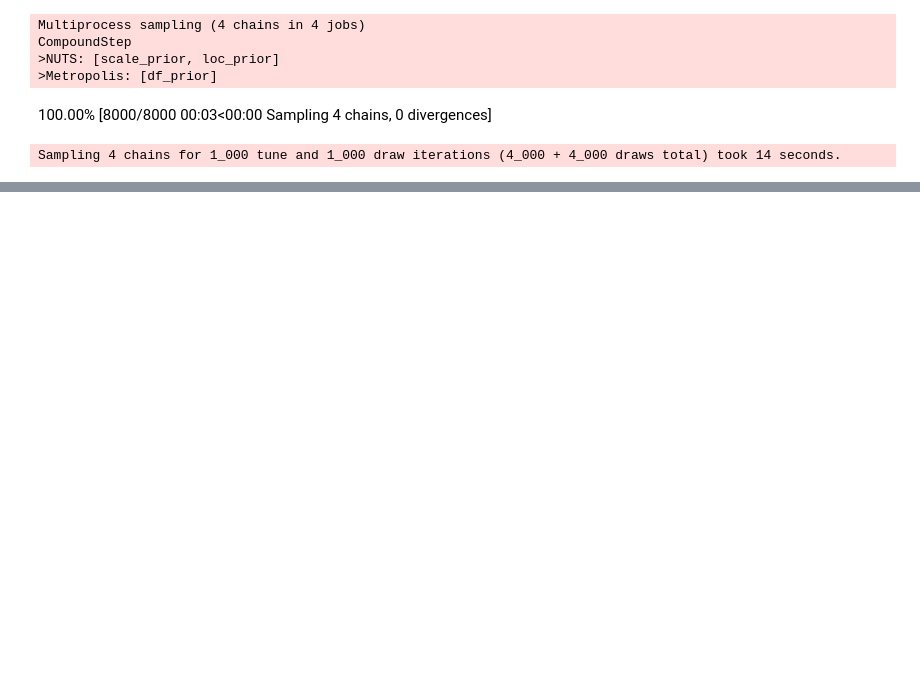
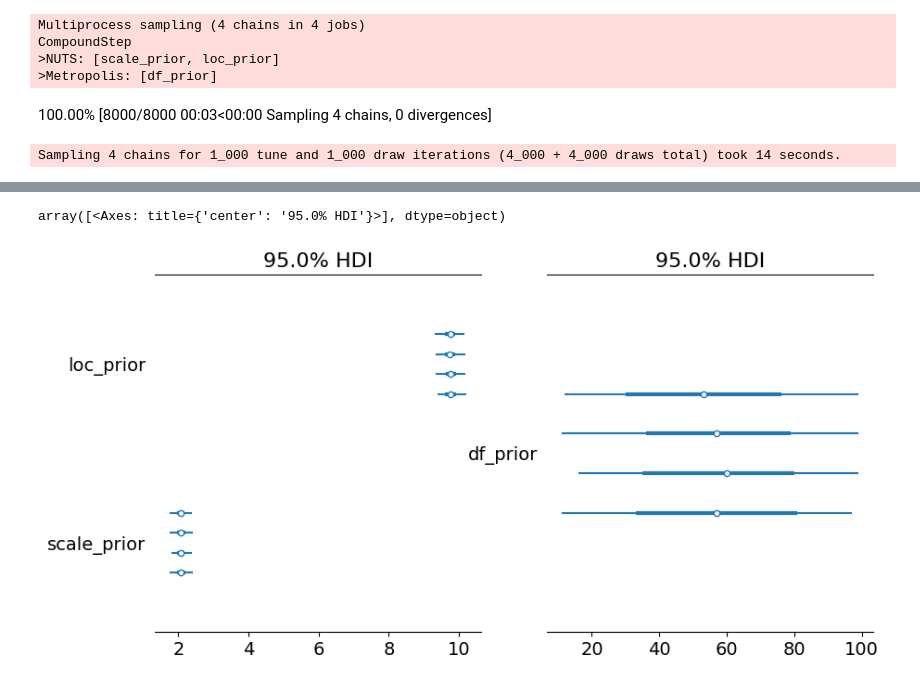
Before and after one commit to MatthewPronyshyn/STA365, a Jupyter notebook: Homework4.ipynb, the cells around one changed output, grey strips where cells are left out. Cells and saved outputs as stored; diff of their text form; code cells hidden in the pictures; blank space fills up the shorter version.

```diff
--- a/Homework4.ipynb
+++ b/Homework4.ipynb
@@ -30,0 +43,7 @@ Sampling 4 chains for 1_000 tune and 1_000 draw iterations (4_000 + 4_000 draws
+# %%
+fig,ax = plt.subplots(1,2,figsize=(10,5))
+az.plot_forest(idata_MH, var_names=["loc_prior","scale_prior"], combined=False, hdi_prob=0.95,ax=ax[0])
+az.plot_forest(idata_MH, var_names=["df_prior"], combined=False, hdi_prob=0.95, ax=ax[1])
+# %% [output]
+array([<Axes: title={'center': '95.0% HDI'}>], dtype=object)
+[figure, added]
```
Also changed, not shown: parts of 3 cells of this notebook.
